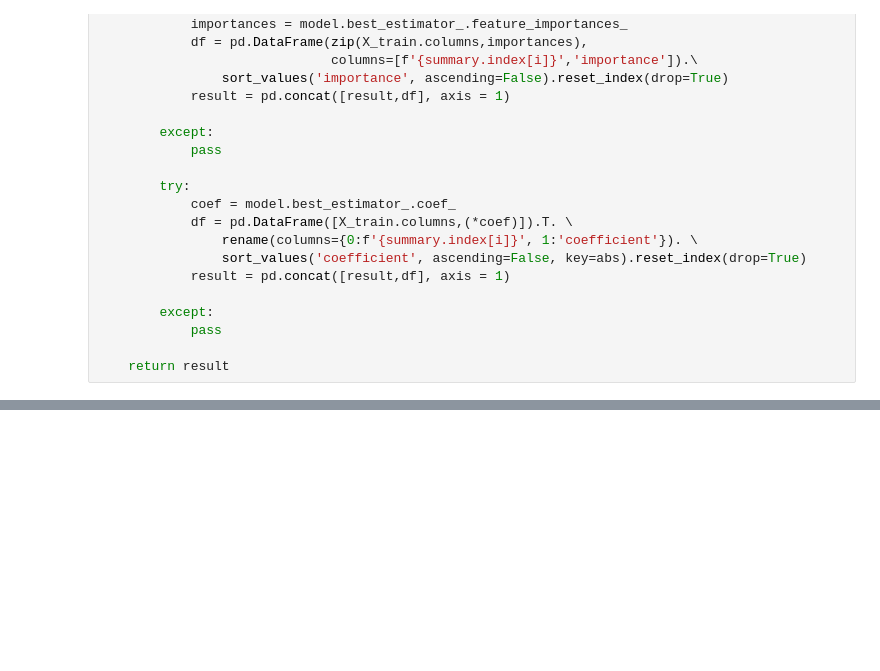
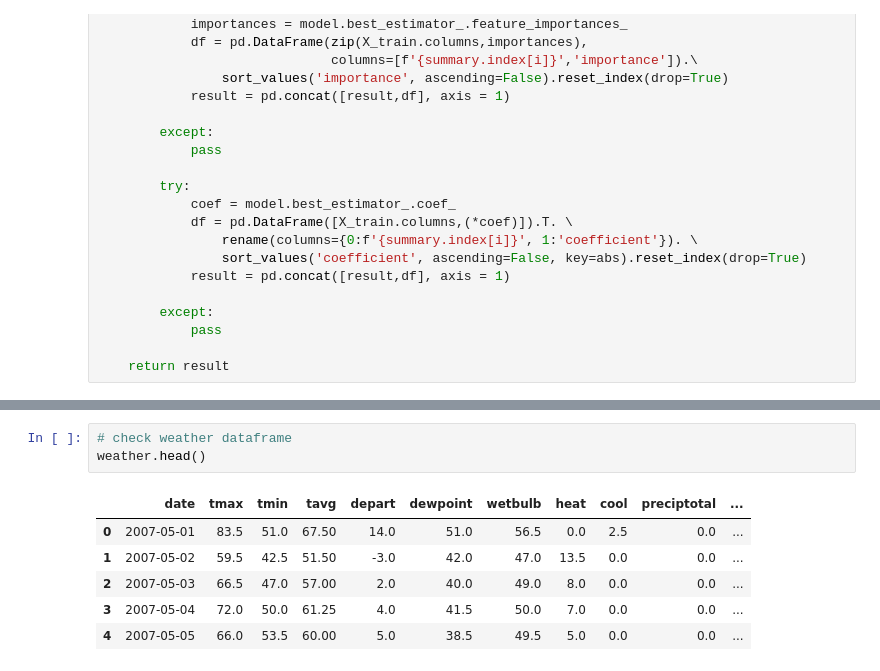
Before and after one commit to siowcm/project_4_west_nile_virus, a Jupyter notebook: code/Modelling.ipynb, the cells around one changed output, grey strips where cells are left out. Cells and saved outputs as stored; diff of their text form; blank space fills up the shorter version.

```diff
--- a/code/Modelling.ipynb
+++ b/code/Modelling.ipynb
@@ -415,0 +421,10 @@ get_impt_features(models)
+# %%
+# check weather dataframe
+weather.head()
+# %% [output]
+|  | date | tmax | tmin | tavg | depart | dewpoint | wetbulb | heat | cool | preciptotal | ... |
+| 0 | 2007-05-01 | 83.5 | 51.0 | 67.50 | 14.0 | 51.0 | 56.5 | 0.0 | 2.5 | 0.0 | ... |
+| 1 | 2007-05-02 | 59.5 | 42.5 | 51.50 | -3.0 | 42.0 | 47.0 | 13.5 | 0.0 | 0.0 | ... |
+| 2 | 2007-05-03 | 66.5 | 47.0 | 57.00 | 2.0 | 40.0 | 49.0 | 8.0 | 0.0 | 0.0 | ... |
+| 3 | 2007-05-04 | 72.0 | 50.0 | 61.25 | 4.0 | 41.5 | 50.0 | 7.0 | 0.0 | 0.0 | ... |
+| 4 | 2007-05-05 | 66.0 | 53.5 | 60.00 | 5.0 | 38.5 | 49.5 | 5.0 | 0.0 | 0.0 | ... |
```
Also changed, not shown: parts of 20 cells of this notebook, 6 other files.
